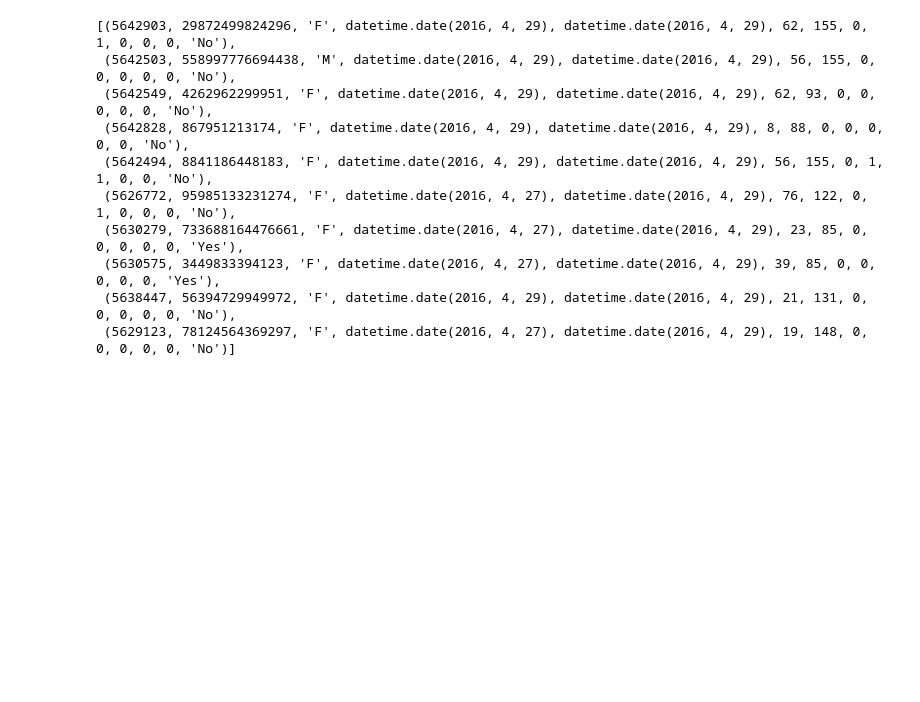
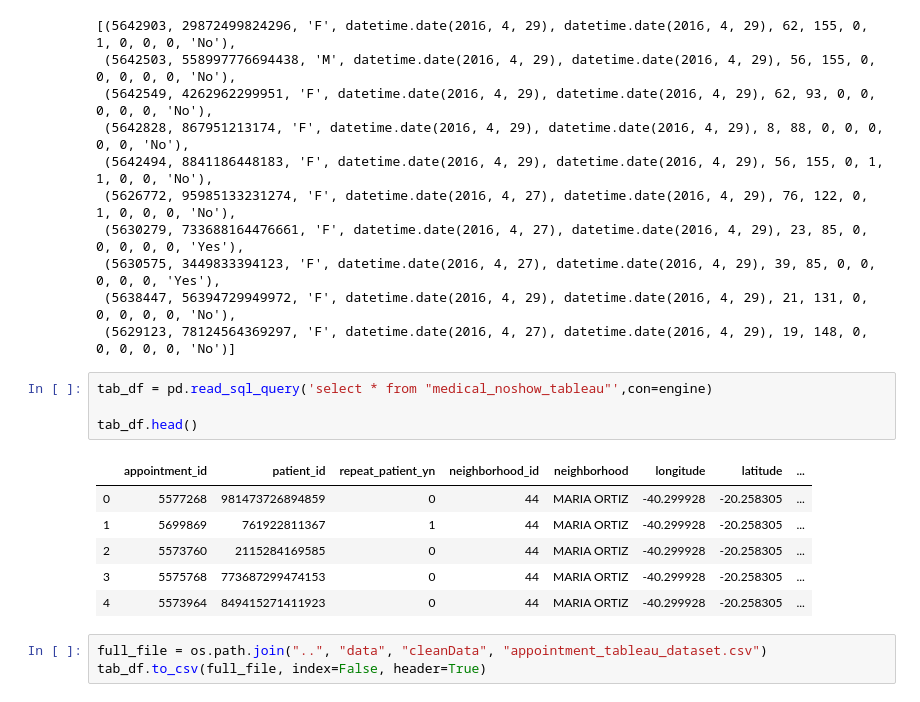
Before and after one commit to kasiewong/medical_no_shows, a Jupyter notebook: notebooks/import_data.ipynb, the cells around one changed output. Drawn from its saved outputs; the diff is of its cells as text; blank space fills up the shorter version.

```diff
--- a/notebooks/import_data.ipynb
+++ b/notebooks/import_data.ipynb
@@ -339,3 +341,17 @@ engine.execute("SELECT * FROM appointments LIMIT 10").fetchall()
  (5630575, 3449833394123, 'F', datetime.date(2016, 4, 27), datetime.date(2016, 4, 29), 39, 85, 0, 0, 0, 0, 0, 'Yes'),
  (5638447, 56394729949972, 'F', datetime.date(2016, 4, 29), datetime.date(2016, 4, 29), 21, 131, 0, 0, 0, 0, 0, 'No'),
  (5629123, 78124564369297, 'F', datetime.date(2016, 4, 27), datetime.date(2016, 4, 29), 19, 148, 0, 0, 0, 0, 0, 'No')]
+# %%
+tab_df = pd.read_sql_query('select * from "medical_noshow_tableau"',con=engine)
+
+tab_df.head()
+# %% [output]
+|  | appointment_id | patient_id | repeat_patient_yn | neighborhood_id | neighborhood | longitude | latitude | ... |
+| 0 | 5577268 | 981473726894859 | 0 | 44 | MARIA ORTIZ | -40.299928 | -20.258305 | ... |
+| 1 | 5699869 | 761922811367 | 1 | 44 | MARIA ORTIZ | -40.299928 | -20.258305 | ... |
+| 2 | 5573760 | 2115284169585 | 0 | 44 | MARIA ORTIZ | -40.299928 | -20.258305 | ... |
+| 3 | 5575768 | 773687299474153 | 0 | 44 | MARIA ORTIZ | -40.299928 | -20.258305 | ... |
+| 4 | 5573964 | 849415271411923 | 0 | 44 | MARIA ORTIZ | -40.299928 | -20.258305 | ... |
+# %%
+full_file = os.path.join("..", "data", "cleanData", "appointment_tableau_dataset.csv")
+tab_df.to_csv(full_file, index=False, header=True)
```
Also changed, not shown: parts of 5 cells of this notebook, 2 other files.
